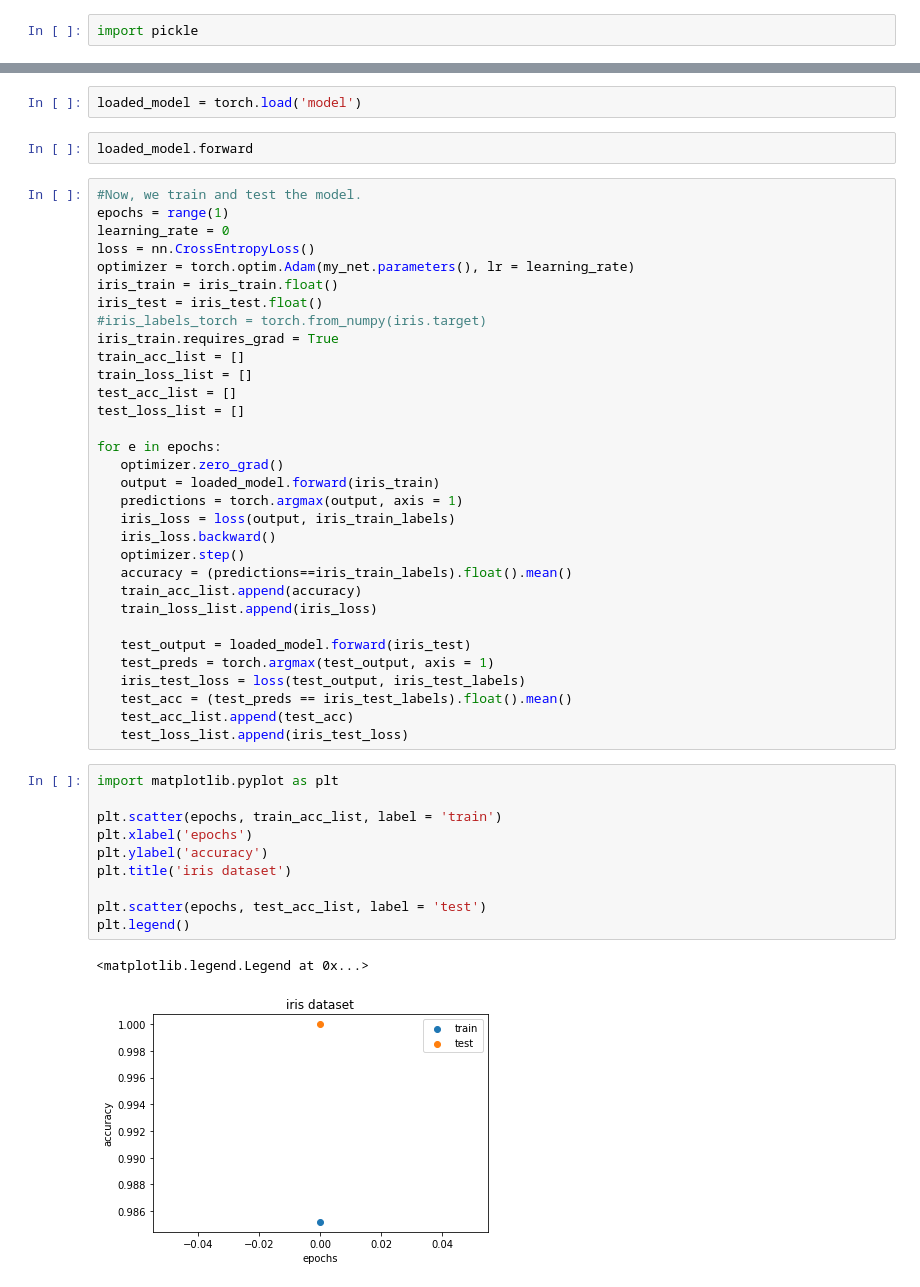
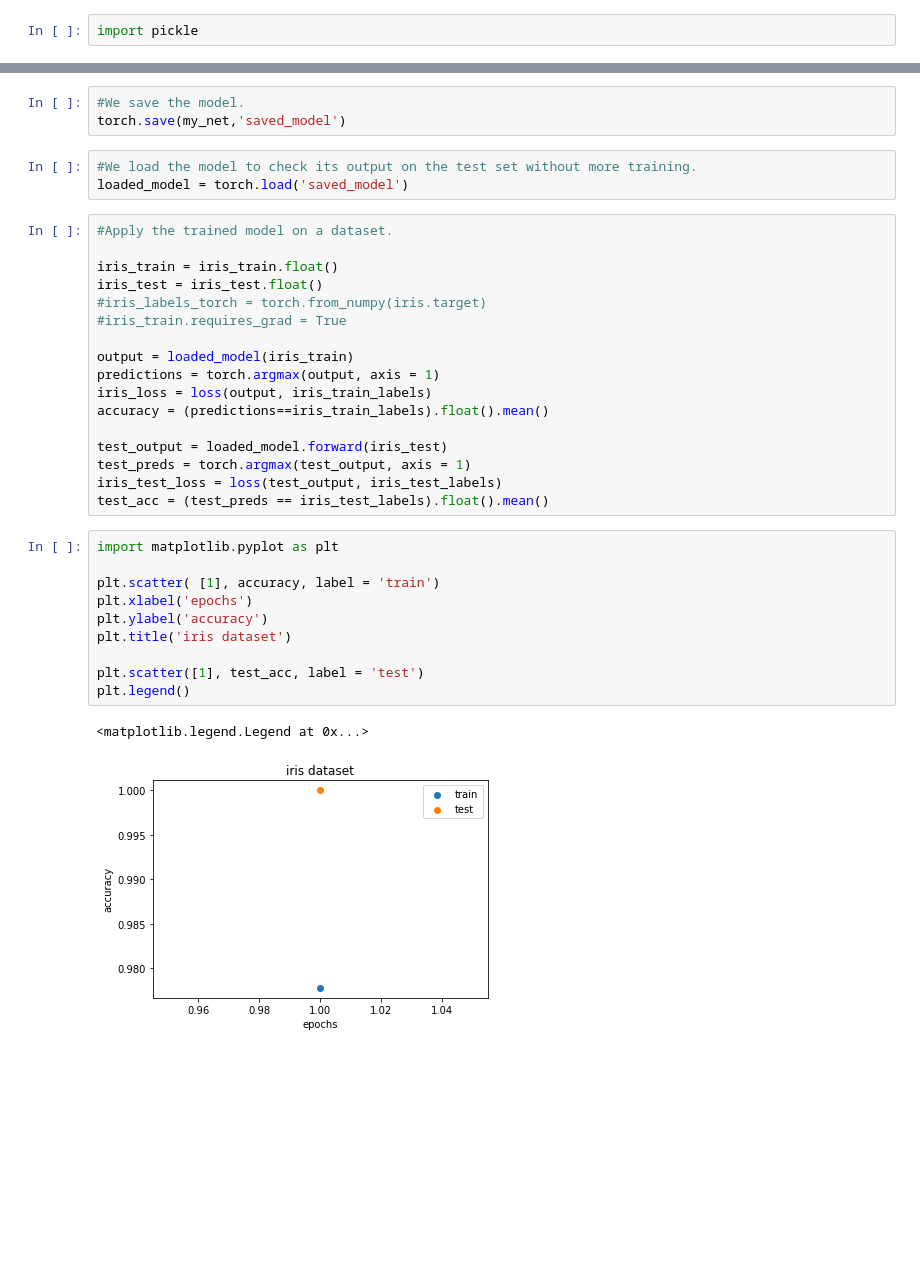
Before and after one commit to Beh-noush/General-Python, a Jupyter notebook: FCNN.ipynb, the cells around one changed output, grey strips where cells are left out. Drawn from its saved outputs; the diff is of its cells as text; blank space fills up the shorter version.

```diff
--- a/FCNN.ipynb
+++ b/FCNN.ipynb
@@ -255,49 +175,36 @@ torch.save(my_net,'model')
-# %%
-loaded_model = torch.load('model')
-# %%
-loaded_model.forward
+# %%
+#We save the model.
+torch.save(my_net,'saved_model')
+# %%
+#We load the model to check its output on the test set without more training.
+loaded_model = torch.load('saved_model')
 # %%
-#Now, we train and test the model.
-epochs = range(1)
-learning_rate = 0
-loss = nn.CrossEntropyLoss()
-optimizer = torch.optim.Adam(my_net.parameters(), lr = learning_rate)
+#Apply the trained model on a dataset.
+
 iris_train = iris_train.float()
 iris_test = iris_test.float()
 #iris_labels_torch = torch.from_numpy(iris.target)
-iris_train.requires_grad = True
-train_acc_list = []
-train_loss_list = []
-test_acc_list = []
-test_loss_list = []
+#iris_train.requires_grad = True
 
-for e in epochs:
-   optimizer.zero_grad()
-   output = loaded_model.forward(iris_train)
-   predictions = torch.argmax(output, axis = 1)
-   iris_loss = loss(output, iris_train_labels)
-   iris_loss.backward()
-   optimizer.step()
-   accuracy = (predictions==iris_train_labels).float().mean()
-   train_acc_list.append(accuracy)
-   train_loss_list.append(iris_loss)
+output = loaded_model(iris_train)
+predictions = torch.argmax(output, axis = 1)
+iris_loss = loss(output, iris_train_labels)
+accuracy = (predictions==iris_train_labels).float().mean()
 
-   test_output = loaded_model.forward(iris_test)
-   test_preds = torch.argmax(test_output, axis = 1)
-   iris_test_loss = loss(test_output, iris_test_labels)
-   test_acc = (test_preds == iris_test_labels).float().mean()
-   test_acc_list.append(test_acc)
-   test_loss_list.append(iris_test_loss)
+test_output = loaded_model.forward(iris_test)
+test_preds = torch.argmax(test_output, axis = 1)
+iris_test_loss = loss(test_output, iris_test_labels)
+test_acc = (test_preds == iris_test_labels).float().mean()
 # %%
 import matplotlib.pyplot as plt
 
-plt.scatter(epochs, train_acc_list, label = 'train')
+plt.scatter( [1], accuracy, label = 'train')
 plt.xlabel('epochs')
 plt.ylabel('accuracy')
 plt.title('iris dataset')
 
-plt.scatter(epochs, test_acc_list, label = 'test')
+plt.scatter([1], test_acc, label = 'test')
 plt.legend()
 # %% [output]
 <matplotlib.legend.Legend at 0x...>
-[figure, old version]
+[figure, new version]
```
Also changed, not shown: parts of 15 cells of this notebook.
